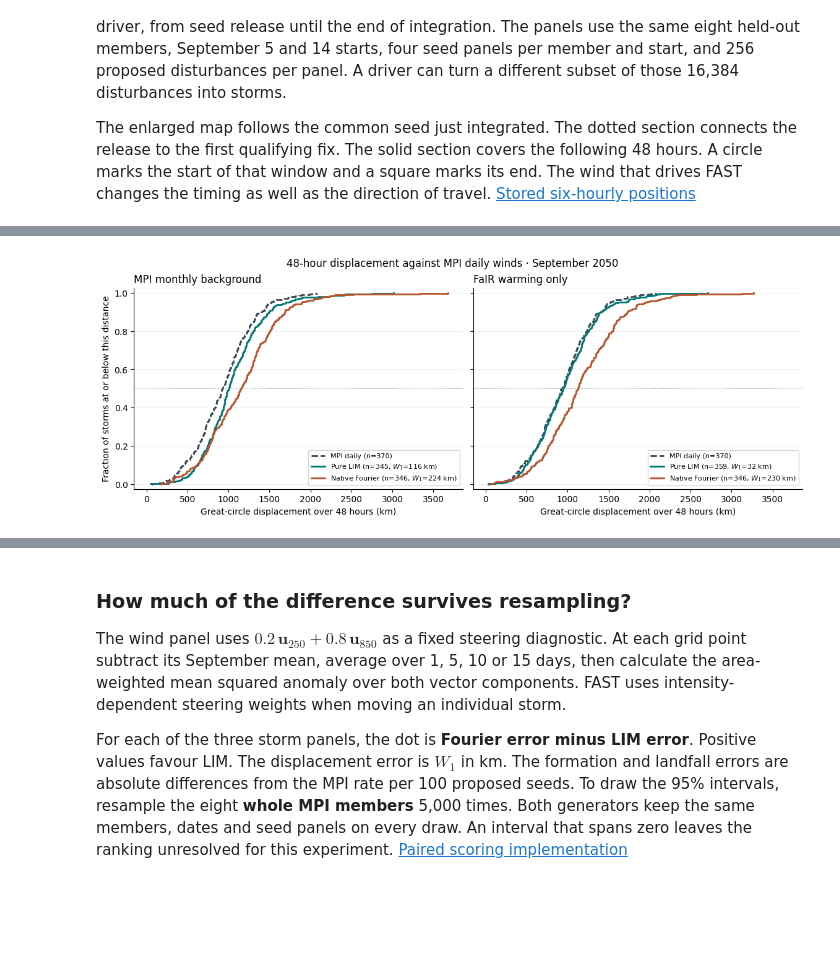
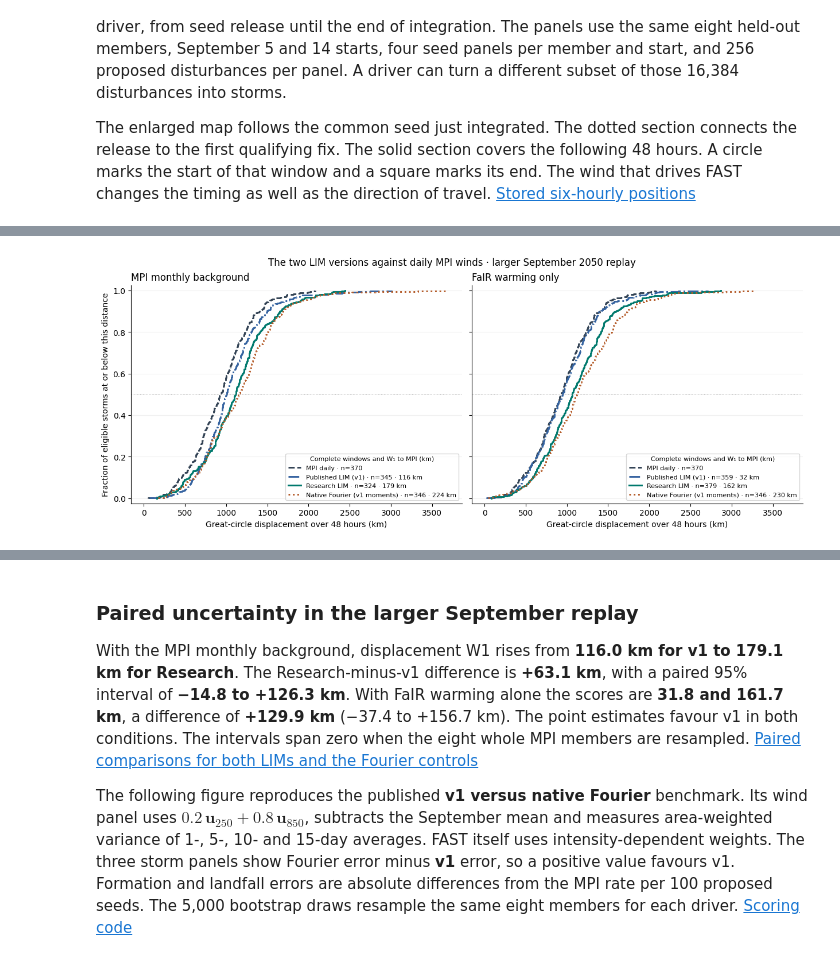
Before and after one commit to ZhanxiangHua/north-atlantic-pure-lim, a Jupyter notebook: notebooks/FaIR_EOF_LIM_to_Tropical_Cyclones.ipynb, the cells around one changed output, grey strips where cells are left out. Cells and saved outputs as stored; diff of their text form; code cells hidden in the pictures; blank space fills up the shorter version.

Commit message:
Compare both LIM versions across storm displacements and environmental scores

```diff
--- a/notebooks/FaIR_EOF_LIM_to_Tropical_Cyclones.ipynb
+++ b/notebooks/FaIR_EOF_LIM_to_Tropical_Cyclones.ipynb
@@ -401,7 +401,8 @@ mpi_report = root / "reports/mpi2050"
 mpi_out = out / "mpi2050"
 mpi_out.mkdir(exist_ok=True)
 drivers = [MPI, LIM, FOURIER]
-colors[MPI] = "#384757"
+colors[MPI] = "#334355"
+colors[LIM] = "#3563a0"
 fixed_bg, fair_only = "MPI background", "FaIR warming only"
 storm_key = ["protocol", "method", "member", "draw", "origin", "seed_id"]
 
@@ -553,36 +586,51 @@ print(f"{len(fixes):,} six-hourly positions · {len(accepted):,} accepted tracks
 # %%
 from scipy.stats import wasserstein_distance
 
-conditions = {fixed_bg: "MPI monthly background", fair_only: "FaIR warming only"}
-reference_km = distances.loc[distances.method.eq(MPI), "km"].dropna().to_numpy()
-fig, axs = plt.subplots(1, 2, figsize=(11.4, 4.25), sharex=True, sharey=True, layout="constrained")
+version_colors = {MPI: "#334355", v1_label: "#3563a0", research_label: "#00796d", fourier_label: "#b45b29"}
+version_styles = {MPI: "--", v1_label: "-.", research_label: "-", fourier_label: ":"}
+
+
+def eligible_km(frame):
+    distance = frame.loc[frame.tc, "displacement_48h_km"].to_numpy()
+    return distance[np.isfinite(distance)]
+
+
+reference_km = eligible_km(reference_seeds)
+september_scores = pd.read_csv(study_data / "paired_mpi2050.csv")
+score_labels = {v1_label: "Published LIM", research_label: "Research LIM", fourier_label: "Fixed native Fourier"}
+fig, axes = plt.subplots(1, 2, figsize=(12.3, 4.8), sharex=True, sharey=True, layout="constrained")
 table = []
-for ax, (condition, label) in zip(axs, conditions.items()):
-    for driver in drivers:
+for ax, (condition, label) in zip(axes, september_conditions.items()):
+    for driver in (MPI, v1_label, research_label, fourier_label):
         protocol = "Reference" if driver == MPI else condition
-        group = mpi_attempts[mpi_attempts.protocol.eq(protocol) & mpi_attempts.method.eq(driver)]
-        km = distances.loc[distances.protocol.eq(protocol) & distances.method.eq(driver), "km"].dropna().to_numpy()
+        group = september[(september.protocol == protocol) & (september.driver == driver)]
+        km = eligible_km(group)
         w1 = wasserstein_distance(reference_km, km)
-        line_label = f"{driver} (n={len(km)})" if driver == MPI else f"{driver} (n={len(km)}, $W_1$={w1:.0f} km)"
-        ax.ecdf(km, color=colors[driver], ls="--" if driver == MPI else "-", lw=2, label=line_label)
+        label_text = f"{driver} · n={len(km)}" + (f" · {w1:.0f} km" if driver != MPI else "")
+        ax.ecdf(km, color=version_colors[driver], ls=version_styles[driver], lw=2.1, label=label_text)
+        if driver != MPI:
+            archived = september_scores[(september_scores.protocol == condition) &
+                                        (september_scores.driver == score_labels[driver]) &
+                                        (september_scores.metric == "displacement_48h_km")]
+            np.testing.assert_allclose(w1, archived.error.item(), atol=0.005, rtol=0)
         if driver != MPI or condition == fixed_bg:
             table.append([protocol, driver, len(group), int(group.tc.sum()), int(group.landfall.sum()),
                           len(km), np.median(km), w1])
     ax.set(title=label, xlabel="Great-circle displacement over 48 hours (km)", ylim=(-.025, 1.025))
     ax.axhline(.5, lw=.7, color=".6", ls=":")
     ax.grid(axis="y", alpha=.18)
-    ax.legend(loc="lower right", frameon=True, fontsize=8)
-axs[0].set_ylabel("Fraction of storms at or below this distance")
-fig.suptitle("48-hour displacement against MPI daily winds · September 2050")
+    ax.legend(loc="lower right", fontsize=8, title="Complete windows and W₁ to MPI (km)", title_fontsize=8)
+axes[0].set_ylabel("Fraction of eligible storms at or below this distance")
+fig.suptitle("The two LIM versions against daily MPI winds · larger September 2050 replay")
 fig.savefig(mpi_out / "mpi_displacement_cdf.png")
 plt.show()
 
 storm_stats = pd.DataFrame(table, columns=["Inputs", "Wind driver", "Attempts", "TCs", "TC landfalls",
                                            "48 h windows", "Median displacement (km)", "W1 to MPI (km)"])
 storm_stats.to_csv(mpi_out / "storm_statistics.csv", index=False)
 display(storm_stats.set_index(["Inputs", "Wind driver"]).round(1))
 # %% [output]
-[figure, old version]
+[figure, new version]
 |  |  | Attempts | TCs | TC landfalls | 48 h windows | Median displacement (km) | W1 to MPI (km) |
 | Inputs | Wind driver |  |  |  |  |  |  |
 | Reference | MPI daily | 16384 | 432 | 337 | 370 | 925.6 | 0.0 |
@@ -593,9 +643,9 @@ display(storm_stats.set_index(["Inputs", "Wind driver"]).round(1))
 # %% [markdown]
-### How much of the difference survives resampling?
+### Paired uncertainty in the larger September replay
 
-The wind panel uses $0.2\,\mathbf u_{250}+0.8\,\mathbf u_{850}$ as a fixed steering diagnostic. At each grid point subtract its September mean, average over 1, 5, 10 or 15 days, then calculate the area-weighted mean squared anomaly over both vector components. FAST uses intensity-dependent steering weights when moving an individual storm.
+With the MPI monthly background, displacement W1 rises from **116.0 km for v1 to 179.1 km for Research**. The Research-minus-v1 difference is **+63.1 km**, with a paired 95% interval of **−14.8 to +126.3 km**. With FaIR warming alone the scores are **31.8 and 161.7 km**, a difference of **+129.9 km** (−37.4 to +156.7 km). The point estimates favour v1 in both conditions. The intervals span zero when the eight whole MPI members are resampled. [Paired comparisons for both LIMs and the Fourier controls](../reports/annual_refinement/data/paired_mpi2050.csv)
 
-For each of the three storm panels, the dot is **Fourier error minus LIM error**. Positive values favour LIM. The displacement error is $W_1$ in km. The formation and landfall errors are absolute differences from the MPI rate per 100 proposed seeds. To draw the 95% intervals, resample the eight **whole MPI members** 5,000 times. Both generators keep the same members, dates and seed panels on every draw. An interval that spans zero leaves the ranking unresolved for this experiment. [Paired scoring implementation](score_mpi2050.py)
+The following figure reproduces the published **v1 versus native Fourier** benchmark. Its wind panel uses $0.2\,\mathbf u_{250}+0.8\,\mathbf u_{850}$, subtracts the September mean and measures area-weighted variance of 1-, 5-, 10- and 15-day averages. FAST itself uses intensity-dependent weights. The three storm panels show Fourier error minus **v1** error, so a positive value favours v1. Formation and landfall errors are absolute differences from the MPI rate per 100 proposed seeds. The 5,000 bootstrap draws resample the same eight members for each driver. [Scoring code](score_mpi2050.py)
 # %%
 from score_mpi2050 import summarize
 
```
Also changed, not shown: parts of 23 cells of this notebook, 6 other files.
